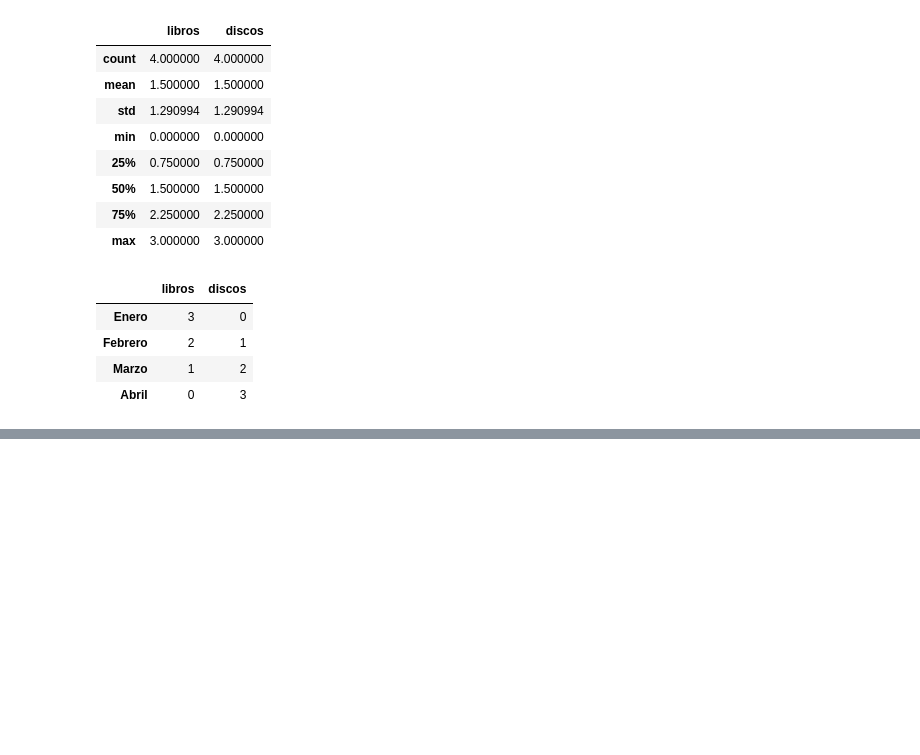
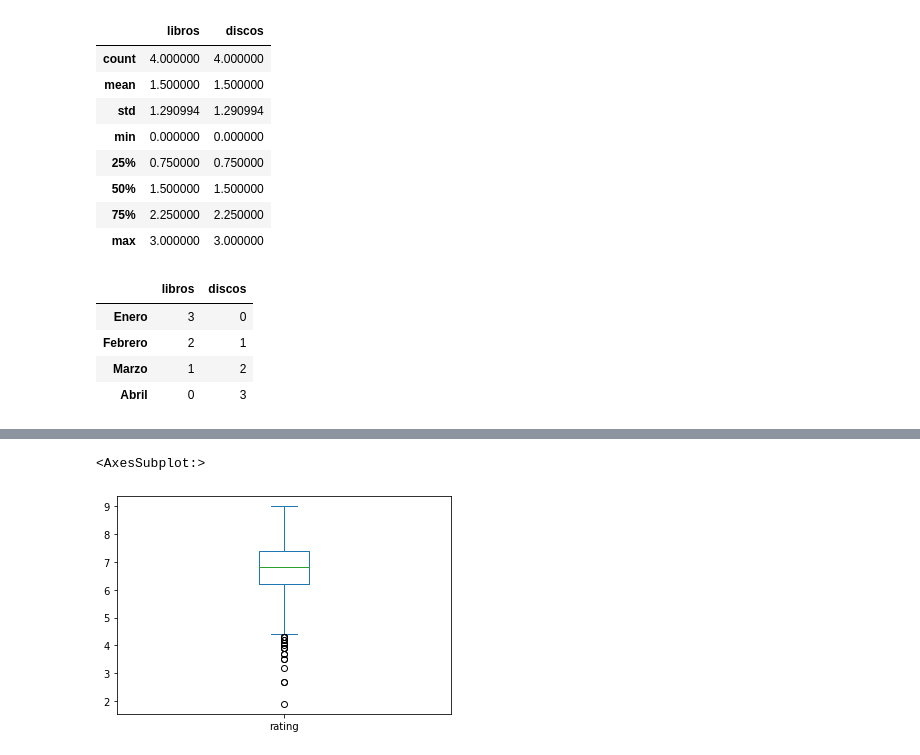
Before and after one commit to amarnathedison/caipc-amarnath, a Jupyter notebook: 01-pandas.ipynb, the cells around one changed output, grey strips where cells are left out. Drawn from its saved outputs; the diff is of its cells as text; code cells hidden in the pictures; blank space fills up the shorter version.

```diff
--- a/01-pandas.ipynb
+++ b/01-pandas.ipynb
@@ -108,0 +709,5 @@ imdb.head()
+# %%
+imdb['rating'].plot(kind='box')
+# %% [output]
+<AxesSubplot:>
+[figure, added]
```
Also changed, not shown: parts of 81 cells of this notebook, 1 other file.
